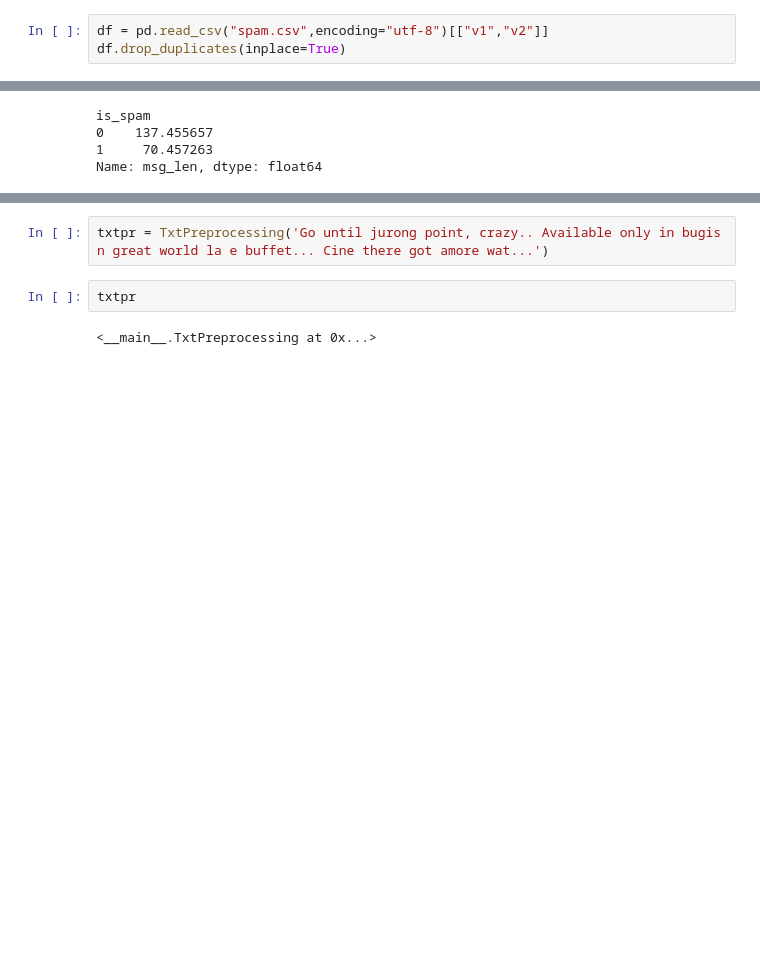
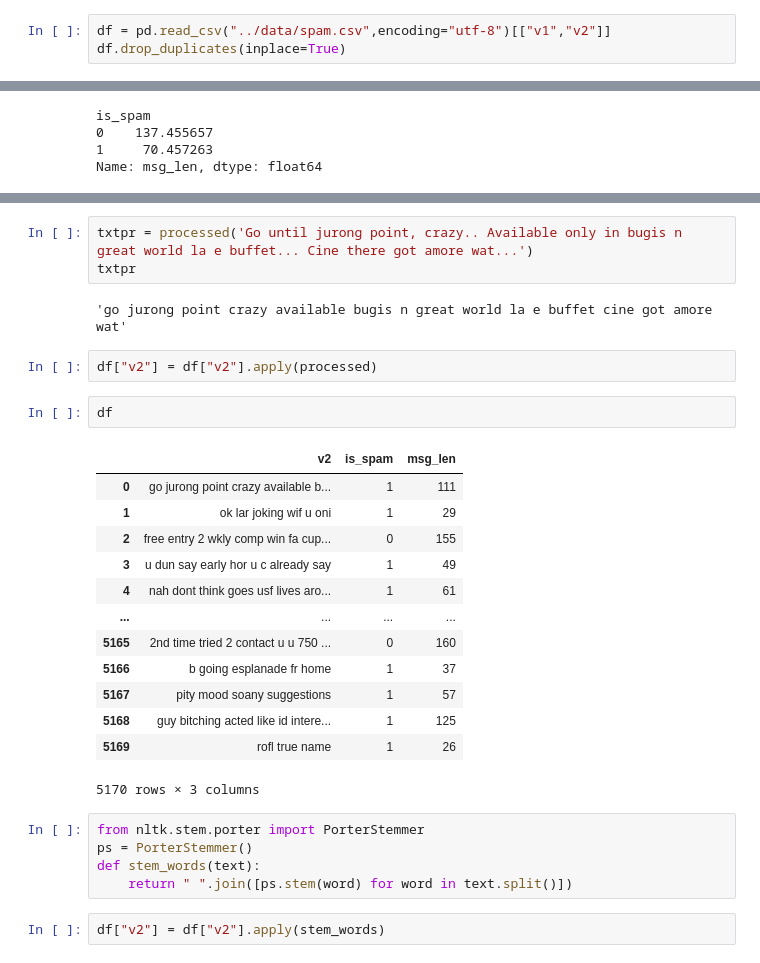
Before and after one commit to divyanash2007/spam_clissifier, a Jupyter notebook: notebooks/main.ipynb, the cells around one changed output, grey strips where cells are left out. Cells and saved outputs as stored; diff of their text form; blank space fills up the shorter version.

```diff
--- a/notebooks/main.ipynb
+++ b/notebooks/main.ipynb
@@ -2,7 +2,7 @@
 import pandas as pd
 import numpy as np
 # %%
-df = pd.read_csv("spam.csv",encoding="utf-8")[["v1","v2"]]
+df = pd.read_csv("../data/spam.csv",encoding="utf-8")[["v1","v2"]]
 df.drop_duplicates(inplace=True)
 # %%
 df = df.reset_index()
@@ -61,6 +72,30 @@ class TxtPreprocessing:
 # %%
-txtpr = TxtPreprocessing('Go until jurong point, crazy.. Available only in bugis n great world la e buffet... Cine there got amore wat...')
+txtpr = processed('Go until jurong point, crazy.. Available only in bugis n great world la e buffet... Cine there got amore wat...')
+txtpr
+# %% [output]
+'go jurong point crazy available bugis n great world la e buffet cine got amore wat'
-# %%
-txtpr
-# %% [output]
-<__main__.TxtPreprocessing at 0x...>
+# %%
+df["v2"] = df["v2"].apply(processed)
+# %%
+df
+# %% [output]
+|  | v2 | is_spam | msg_len |
+| 0 | go jurong point crazy available b... | 1 | 111 |
+| 1 | ok lar joking wif u oni | 1 | 29 |
+| 2 | free entry 2 wkly comp win fa cup... | 0 | 155 |
+| 3 | u dun say early hor u c already say | 1 | 49 |
+| 4 | nah dont think goes usf lives aro... | 1 | 61 |
+| ... | ... | ... | ... |
+| 5165 | 2nd time tried 2 contact u u 750 ... | 0 | 160 |
+| 5166 | b going esplanade fr home | 1 | 37 |
+| 5167 | pity mood soany suggestions | 1 | 57 |
+| 5168 | guy bitching acted like id intere... | 1 | 125 |
+| 5169 | rofl true name | 1 | 26 |
+5170 rows × 3 columns
+# %%
+from nltk.stem.porter import PorterStemmer
+ps = PorterStemmer()
+def stem_words(text):
+    return " ".join([ps.stem(word) for word in text.split()])
+# %%
+df["v2"] = df["v2"].apply(stem_words)
```
Also changed, not shown: parts of 13 cells of this notebook, 4 other files.
